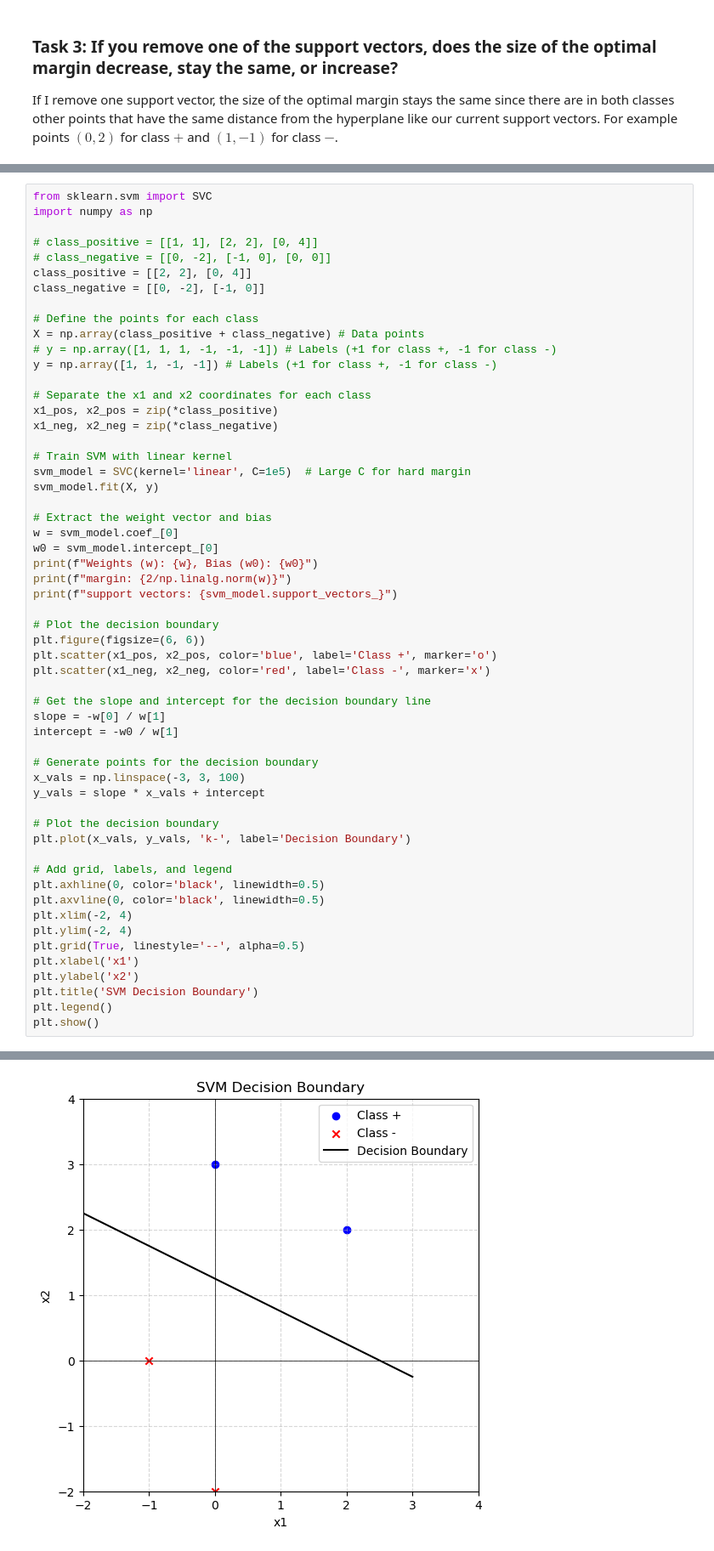
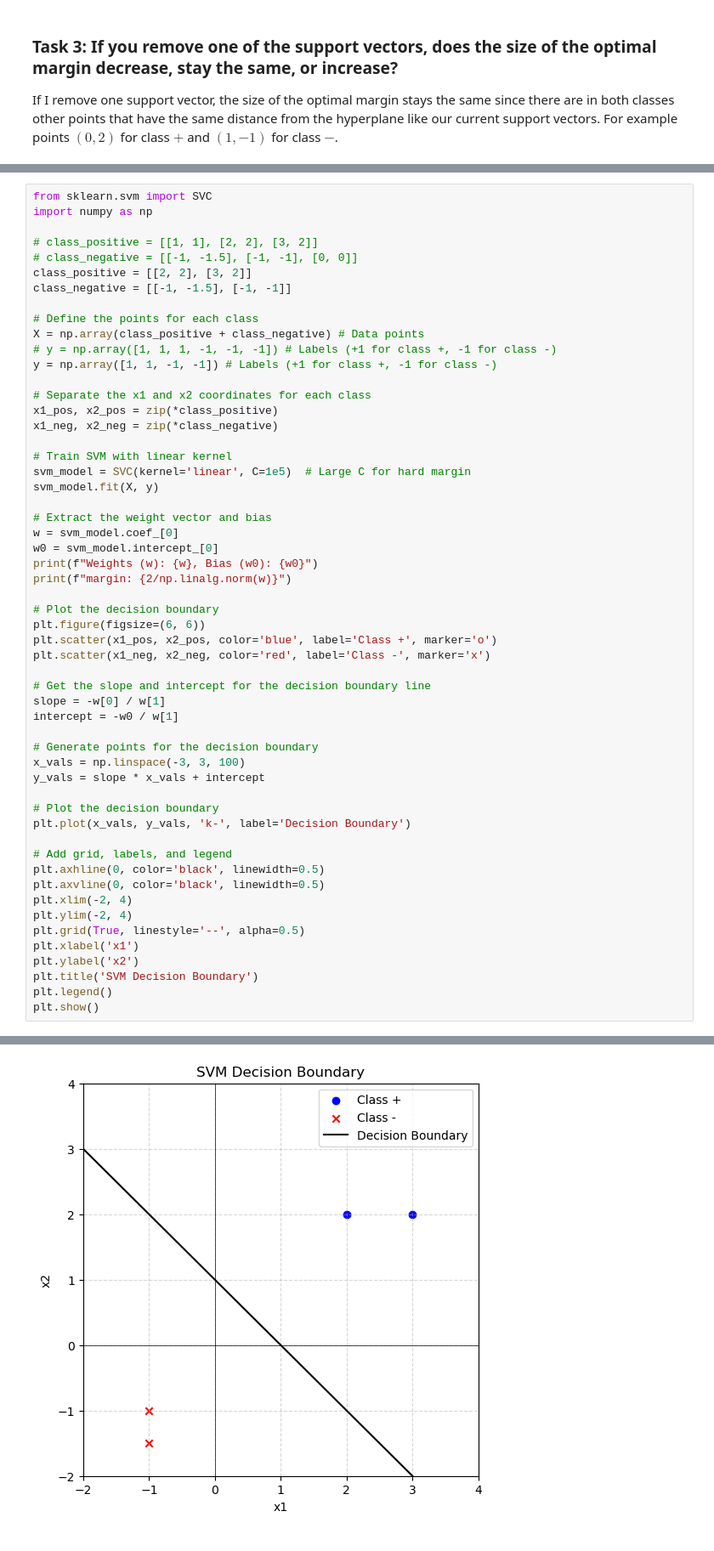
Before and after one commit to Alan-Copa/MyMachineLearning, a Jupyter notebook: Assignments/ass1/code/ex4.ipynb, the cells around one changed output, grey strips where cells are left out. Shown: that part at 85% size. Cells and saved outputs as stored; diff of their text form.

```diff
--- a/Assignments/ass1/code/ex4.ipynb
+++ b/Assignments/ass1/code/ex4.ipynb
@@ -337,10 +396,10 @@ The margin changed after the removal of crucial support vectors, indicating new
 from sklearn.svm import SVC
 import numpy as np
 
-# class_positive = [[1, 1], [2, 2], [0, 4]]
-# class_negative = [[0, -2], [-1, 0], [0, 0]]
-class_positive = [[2, 2], [0, 4]]
-class_negative = [[0, -2], [-1, 0]]
+# class_positive = [[1, 1], [2, 2], [3, 2]]
+# class_negative = [[-1, -1.5], [-1, -1], [0, 0]]
+class_positive = [[2, 2], [3, 2]]
+class_negative = [[-1, -1.5], [-1, -1]]
 
 # Define the points for each class
 X = np.array(class_positive + class_negative) # Data points
@@ -360,7 +419,6 @@ w = svm_model.coef_[0]
 w0 = svm_model.intercept_[0]
 print(f"Weights (w): {w}, Bias (w0): {w0}")
 print(f"margin: {2/np.linalg.norm(w)}")
-print(f"support vectors: {svm_model.support_vectors_}")
 
 # Plot the decision boundary
 plt.figure(figsize=(6, 6))
@@ -398 +453 @@ support vectors: [[-1.  0.]
-[figure, old version]
+[figure, new version]
```
Also changed, not shown: parts of 12 cells of this notebook.
